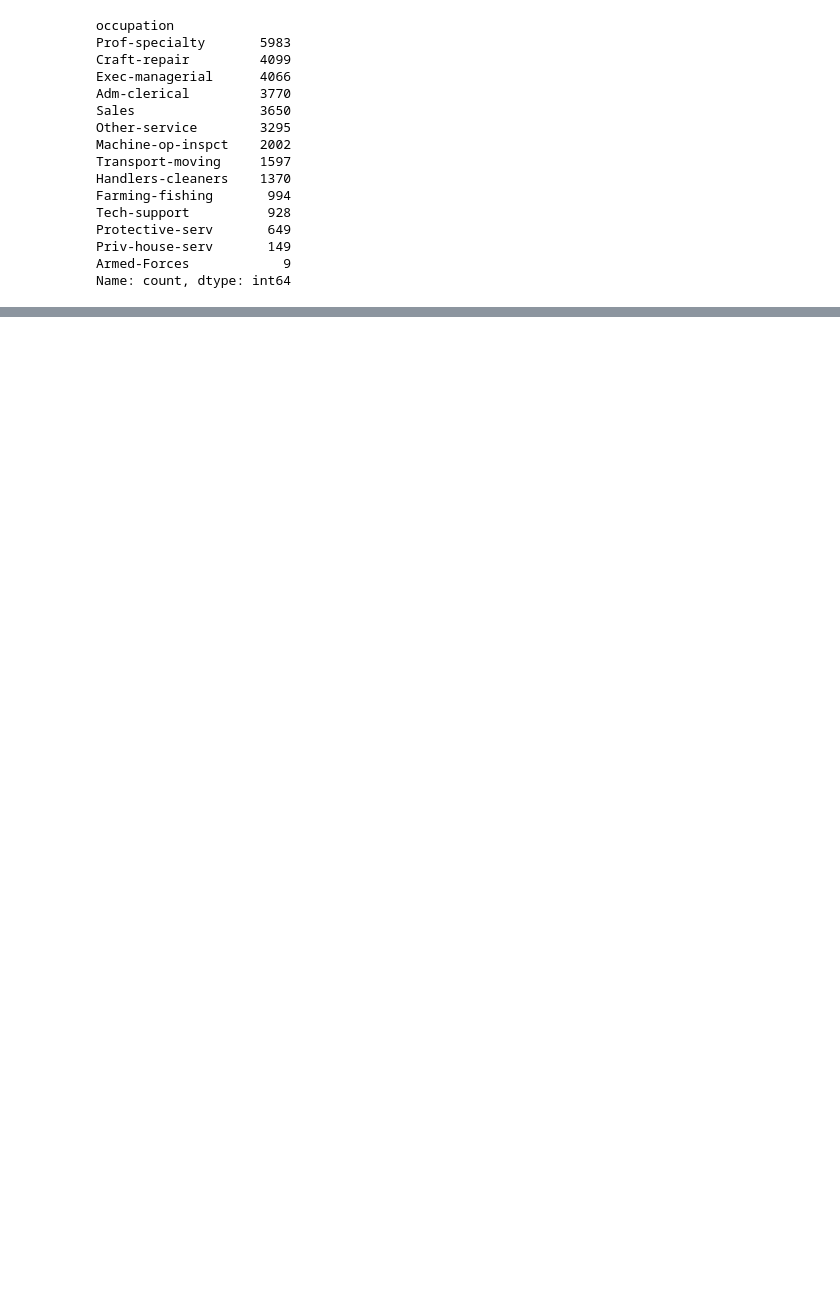
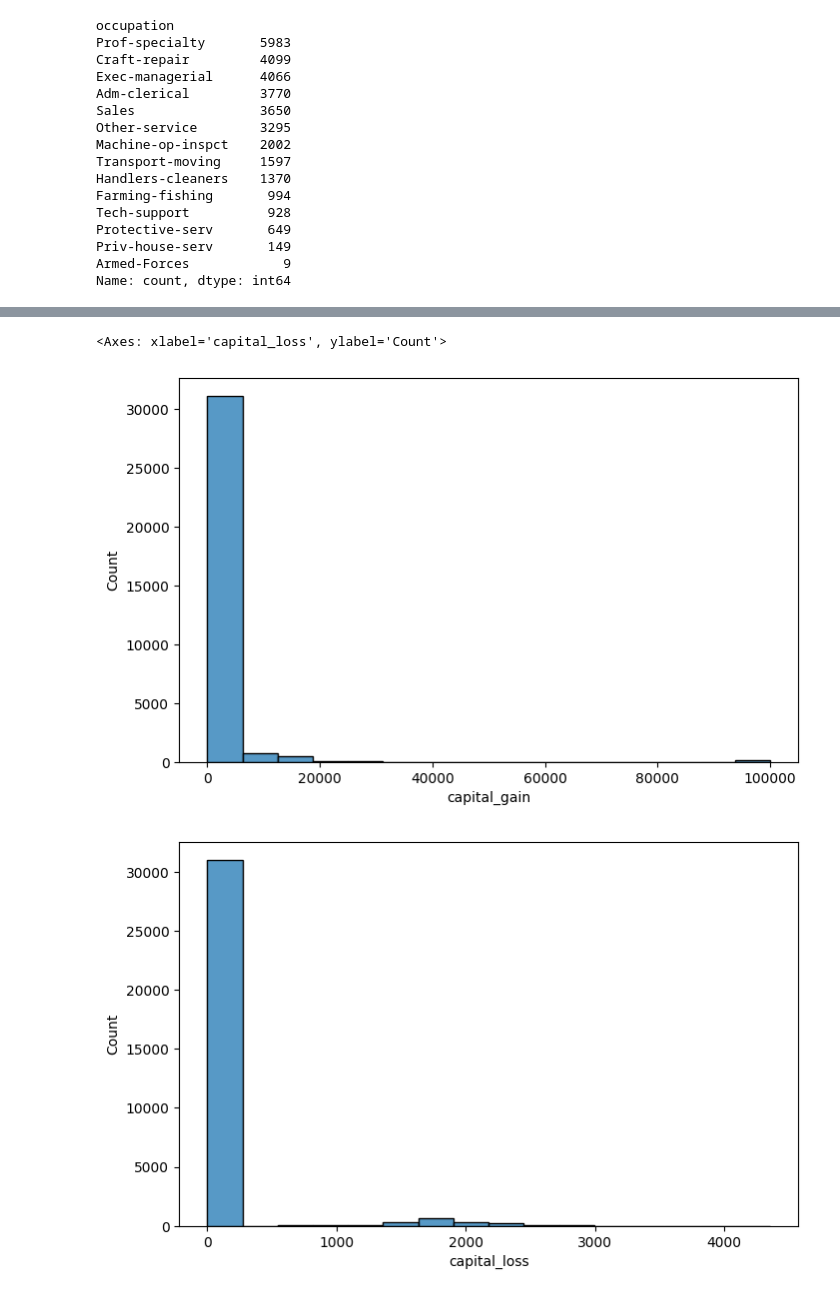
Before and after one commit to Bison619/Adult-Census-Income-Prediction, a Jupyter notebook: Income-pred.ipynb, the cells around one changed output, grey strips where cells are left out. Drawn from its saved outputs; the diff is of its cells as text; code cells hidden in the pictures; blank space fills up the shorter version.

```diff
--- a/Income-pred.ipynb
+++ b/Income-pred.ipynb
@@ -181,3 +135,4 @@ Name: count, dtype: int64
 # %%
-df['income'] = df['income'].replace('<=50K','1')
+df.replace({'income': {'<=50K':0}},inplace=True)
+df.replace({'income': {'>50K':1}},inplace=True)
 # %%
@@ -186,0 +166,9 @@ array(['>50K'], dtype=object)
+# %%
+fig, ax = plt.subplots(figsize= (8,5))
+sns.histplot(df.capital_gain)
+fig, ax = plt.subplots(figsize= (8,5))
+sns.histplot(df.capital_loss)
+# %% [output]
+<Axes: xlabel='capital_loss', ylabel='Count'>
+[figure, added]
+[figure, added]
```
Also changed, not shown: parts of 19 cells of this notebook.
